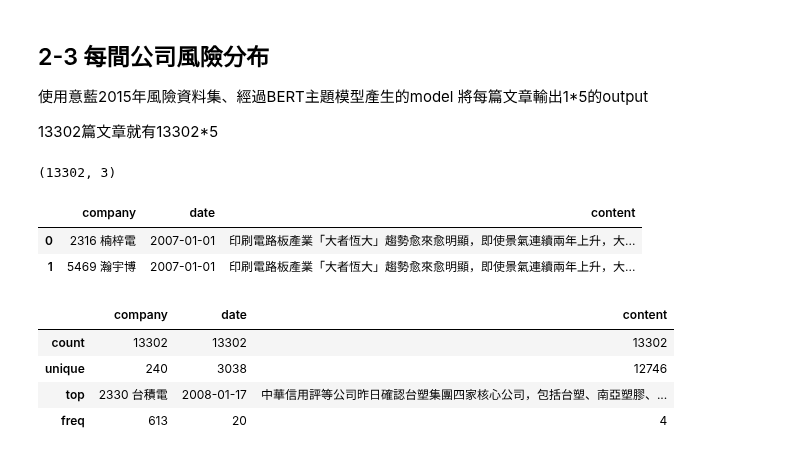
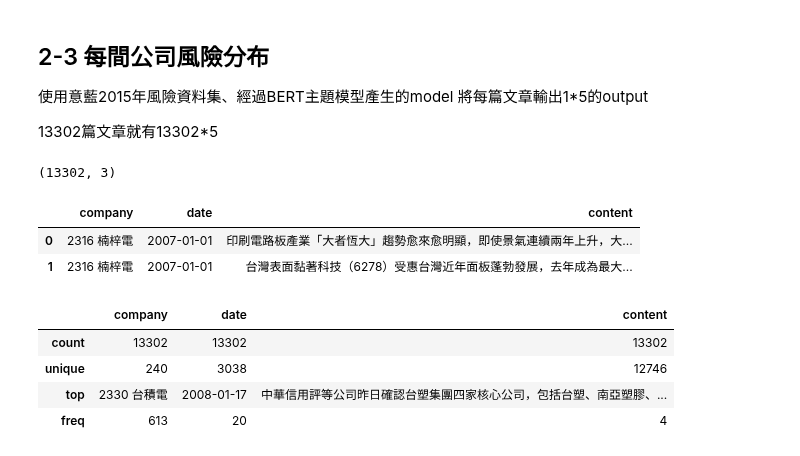
Before and after one commit to roccqqck/news_bert, a Jupyter notebook: 6.news_data_preprocessing.ipynb, the cells around one changed output. Saved outputs shown, nothing was run; the diff lists cells and outputs as text; code cells hidden in the pictures.

```diff
--- a/6.news_data_preprocessing.ipynb
+++ b/6.news_data_preprocessing.ipynb
@@ -263,13 +263,14 @@ from tensorflow.keras import Sequential, Model, Input
 from tensorflow.keras.layers import Dense, Embedding, SpatialDropout1D, Dropout, Activation, Flatten, InputLayer
 # %%
 all_news = pd.read_csv("data/tej_udn_all_news.csv", encoding="utf-8")
+all_news = all_news.sort_values(by=["date","company"]).reset_index(drop=True)
 print(all_news.shape)
 all_news.head(2)
 # %% [output]
 (13302, 3)
 |  | company | date | content |
 | 0 | 2316 楠梓電 | 2007-01-01 | 印刷電路板產業「大者恆大」趨勢愈來愈明顯，即使景氣連續兩年上升，大... |
-| 1 | 5469 瀚宇博 | 2007-01-01 | 印刷電路板產業「大者恆大」趨勢愈來愈明顯，即使景氣連續兩年上升，大... |
+| 1 | 2316 楠梓電 | 2007-01-01 | 台灣表面黏著科技（6278）受惠台灣近年面板蓬勃發展，去年成為最大... |
 # %%
 all_news.describe()
 # %% [output]
```
Also changed, not shown: parts of 10 cells of this notebook, 3 other files.
